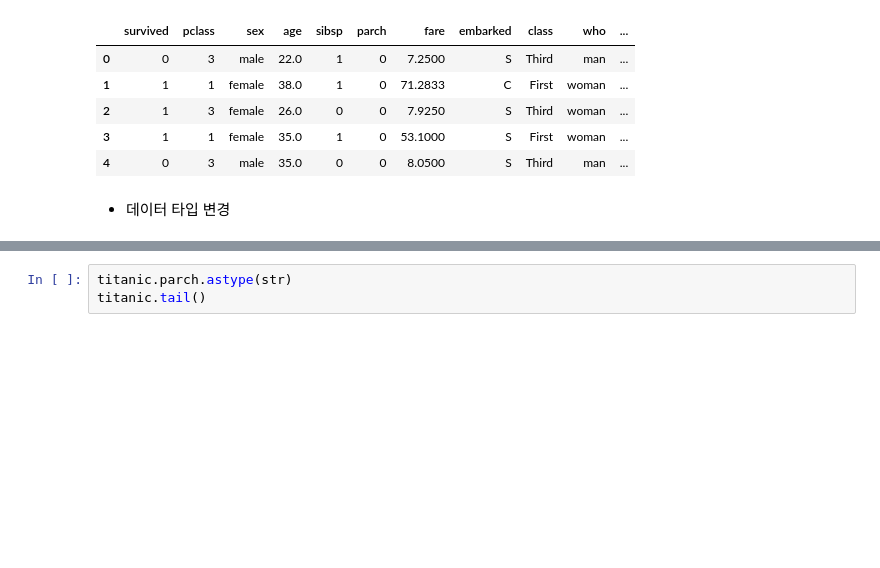
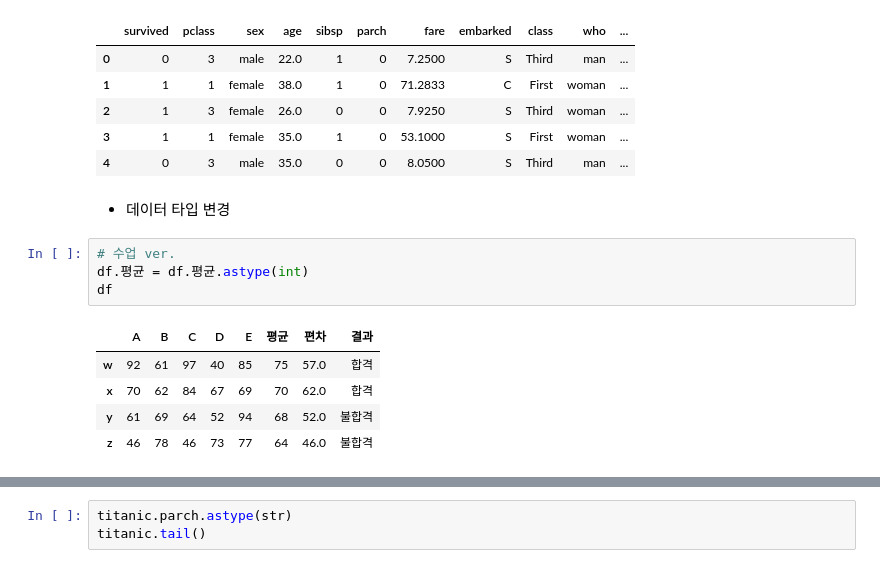
Before and after one commit to youngai1112/MachineLearning, a Jupyter notebook: 00.데이터분석/04.DataFrame-데이터조작.ipynb, the cells around one changed output, grey strips where cells are left out. Drawn from its saved outputs; the diff is of its cells as text; blank space fills up the shorter version.

```diff
--- a/00.데이터분석/04.DataFrame2.ipynb
+++ b/00.데이터분석/04.DataFrame-데이터조작.ipynb
@@ -245,3 +245,13 @@ titanic.head()
 | 4 | 0 | 3 | male | 35.0 | 0 | 0 | 8.0500 | S | Third | man | ... |
 # %% [markdown]
 - 데이터 타입 변경
+# %%
+# 수업 ver.
+df.평균 = df.평균.astype(int)
+df
+# %% [output]
+|  | A | B | C | D | E | 평균 | 편차 | 결과 |
+| w | 92 | 61 | 97 | 40 | 85 | 75 | 57.0 | 합격 |
+| x | 70 | 62 | 84 | 67 | 69 | 70 | 62.0 | 합격 |
+| y | 61 | 69 | 64 | 52 | 94 | 68 | 52.0 | 불합격 |
+| z | 46 | 78 | 46 | 73 | 77 | 64 | 46.0 | 불합격 |
```
Also changed, not shown: parts of 11 cells of this notebook, 2 other files.
